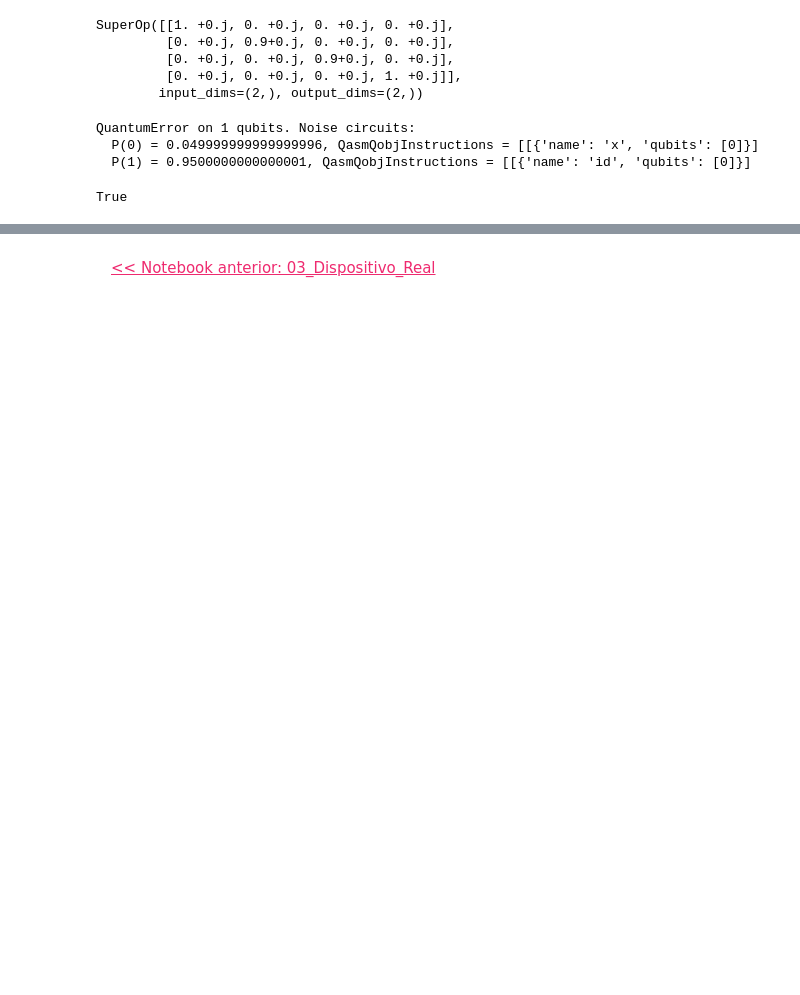
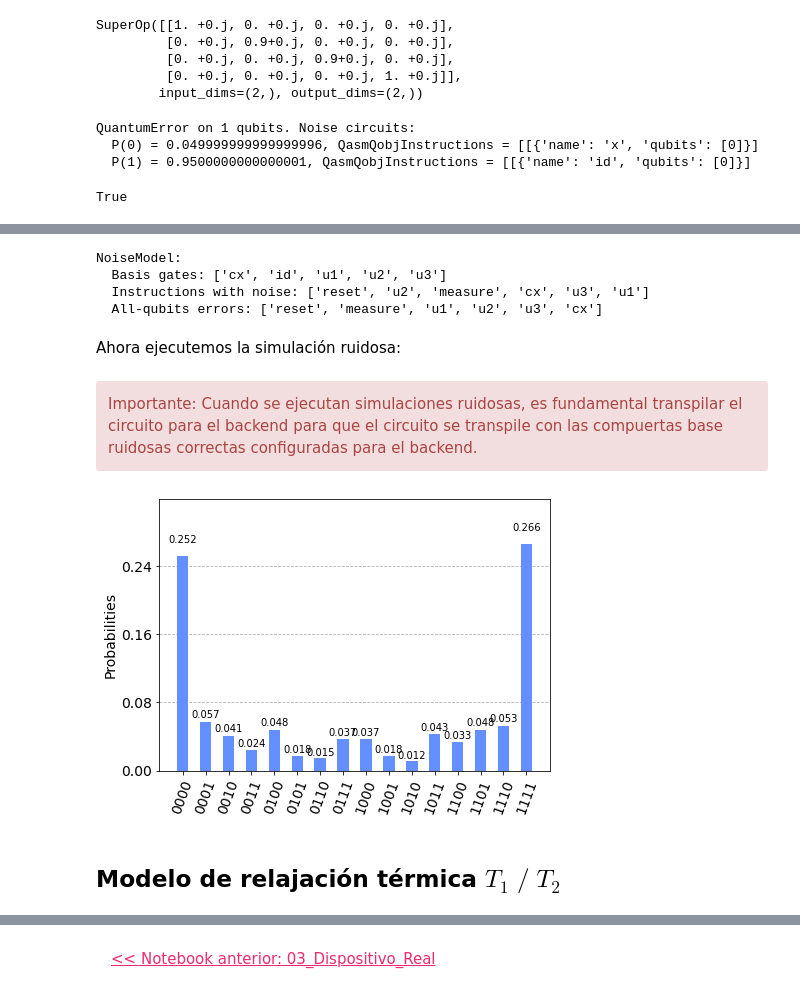
Before and after one commit to QMexico/taller-qiskit, a Jupyter notebook: 03_Qiskit_Aer/04_Ruido_En_Experimentos.ipynb, the cells around one changed output, grey strips where cells are left out. Cells and saved outputs as stored; diff of their text form; code cells hidden in the pictures; blank space fills up the shorter version.

```diff
--- a/03_Qiskit_Aer/04_Ruido_En_Experimentos.ipynb
+++ b/03_Qiskit_Aer/04_Ruido_En_Experimentos.ipynb
@@ -163,0 +345,51 @@ True
+# %%
+# Probabilidades de error de ejemplo
+p_reset = 0.03
+p_meas = 0.1
+p_gate1 = 0.05
+
+# objetos QuantumError
+error_reset = pauli_error([('X', p_reset), ('I', 1 - p_reset)])
+error_meas = pauli_error([('X',p_meas), ('I', 1 - p_meas)])
+error_gate1 = pauli_error([('X',p_gate1), ('I', 1 - p_gate1)])
+error_gate2 = error_gate1.tensor(error_gate1)
+
+# Agregar errores al modelo de ruido
+noise_bit_flip = NoiseModel()
+noise_bit_flip.add_all_qubit_quantum_error(error_reset, "reset")
+noise_bit_flip.add_all_qubit_quantum_error(error_meas, "measure")
+noise_bit_flip.add_all_qubit_quantum_error(error_gate1, ["u1", "u2", "u3"])
+noise_bit_flip.add_all_qubit_quantum_error(error_gate2, ["cx"])
+
+# Mostrar la información del modelo de ruido
+print(noise_bit_flip)
+# %% [output]
+NoiseModel:
+  Basis gates: ['cx', 'id', 'u1', 'u2', 'u3']
+  Instructions with noise: ['reset', 'u2', 'measure', 'cx', 'u3', 'u1']
+  All-qubits errors: ['reset', 'measure', 'u1', 'u2', 'u3', 'cx']
+# %% [markdown]
+Ahora ejecutemos la simulación ruidosa:
+# %% [markdown]
+<div class="alert alert-block alert-danger">
+Importante: Cuando se ejecutan simulaciones ruidosas, es fundamental transpilar el circuito para el backend para que el circuito se transpile con las compuertas base ruidosas correctas configuradas para el backend.
+
+</div>
+# %%
+# Crear backend de simulador ruidoso
+sim_noise = AerSimulator(noise_model=noise_bit_flip)                         # le indicamos el modelo de ruido
+
+# Transpilamos el circuito para este simulador ruidoso en específico
+circ_tnoise = transpile(circ, sim_noise)
+
+# Ejecutar y obtener conteos
+result_bit_flip = sim_noise.run(circ_tnoise).result()
+counts_bit_flip = result_bit_flip.get_counts(0)
+
+# Graficar los resultados con ruido
+plot_histogram(counts_bit_flip)
+# %% [output]
+[figure, added]
+# %% [markdown]
+<a id="secc2.3"></a>
+## Modelo de relajación térmica $T_1\;/\;T_2$
```
Also changed, not shown: parts of 66 cells of this notebook.
